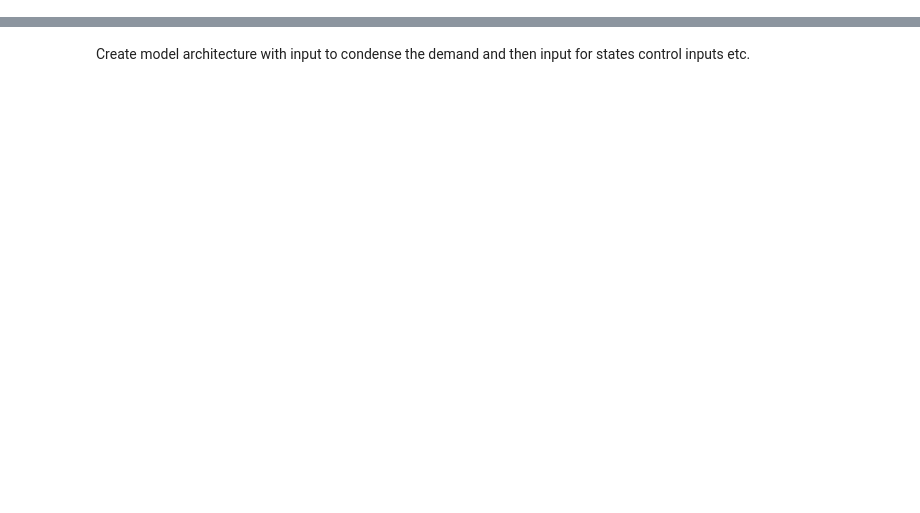
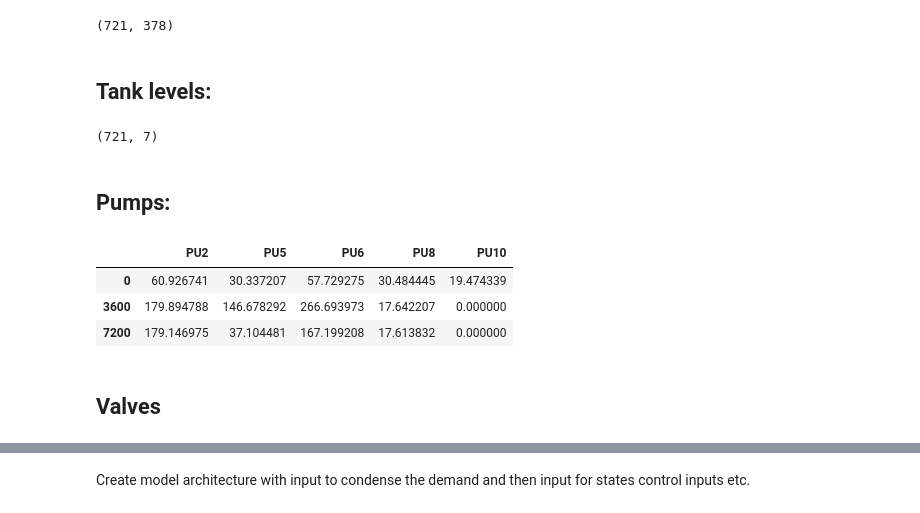
Before and after one commit to 4flixt/2019_WNTR_Surrogate_Model, a Jupyter notebook: Surrogate_Model/DNN_woClustering/DNN_woClustering_test.ipynb, the cells around one changed output, grey strips where cells are left out. Cells and saved outputs as stored; diff of their text form; code cells hidden in the pictures; blank space fills up the shorter version.

```diff
--- a/Surrogate_Model/DNN_woClustering/DNN_woClustering_test.ipynb
+++ b/Surrogate_Model/DNN_woClustering/DNN_woClustering_test.ipynb
@@ -4,0 +21,8 @@ import matplotlib.pyplot as plt
+# %%
+inp_file = '../../WNTR_Model/c-town_true_network_simplified_controls.inp'
+ctown = twm(inp_file)
+nw_node_df = pd.DataFrame(ctown.wn.nodes.todict())
+nw_link_df = pd.DataFrame(ctown.wn.links.todict())
+
+node_names = ctown.getNodeName()
+link_names = ctown.getLinkName()
@@ -4,0 +31,4 @@ import matplotlib.pyplot as plt
+# %%
+file = '/home/ffiedler/tubCloud/Shared/WDN_SurrogateModels/_RESULTS/150sim_1hourSampling/results_sim_0.pkl'
+with open(file, 'rb') as f:
+    results = pickle.load(f)
@@ -4,0 +38,5 @@ import matplotlib.pyplot as plt
+# %%
+junction_pressure = results.node['pressure'][node_names[2]]
+junction_pressure.shape
+# %% [output]
+(721, 378)
@@ -4,0 +45,9 @@ import matplotlib.pyplot as plt
+# %% [markdown]
+## Tank levels:
+# %%
+tank_level = results.node['pressure'][node_names[0]]
+tank_level.shape
+# %% [output]
+(721, 7)
+# %% [markdown]
+## Pumps:
@@ -4,0 +59,11 @@ import matplotlib.pyplot as plt
+# %%
+pump_energy = economics.pump_energy(results.link['flowrate'], results.node['head'], ctown.wn)[link_names[0]]
+pump_energy /= 1000
+pump_energy.head(3)
+# %% [output]
+|  | PU2 | PU5 | PU6 | PU8 | PU10 |
+| 0 | 60.926741 | 30.337207 | 57.729275 | 30.484445 | 19.474339 |
+| 3600 | 179.894788 | 146.678292 | 266.693973 | 17.642207 | 0.000000 |
+| 7200 | 179.146975 | 37.104481 | 167.199208 | 17.613832 | 0.000000 |
+# %% [markdown]
+## Valves
```
Also changed, not shown: parts of 34 cells of this notebook.
